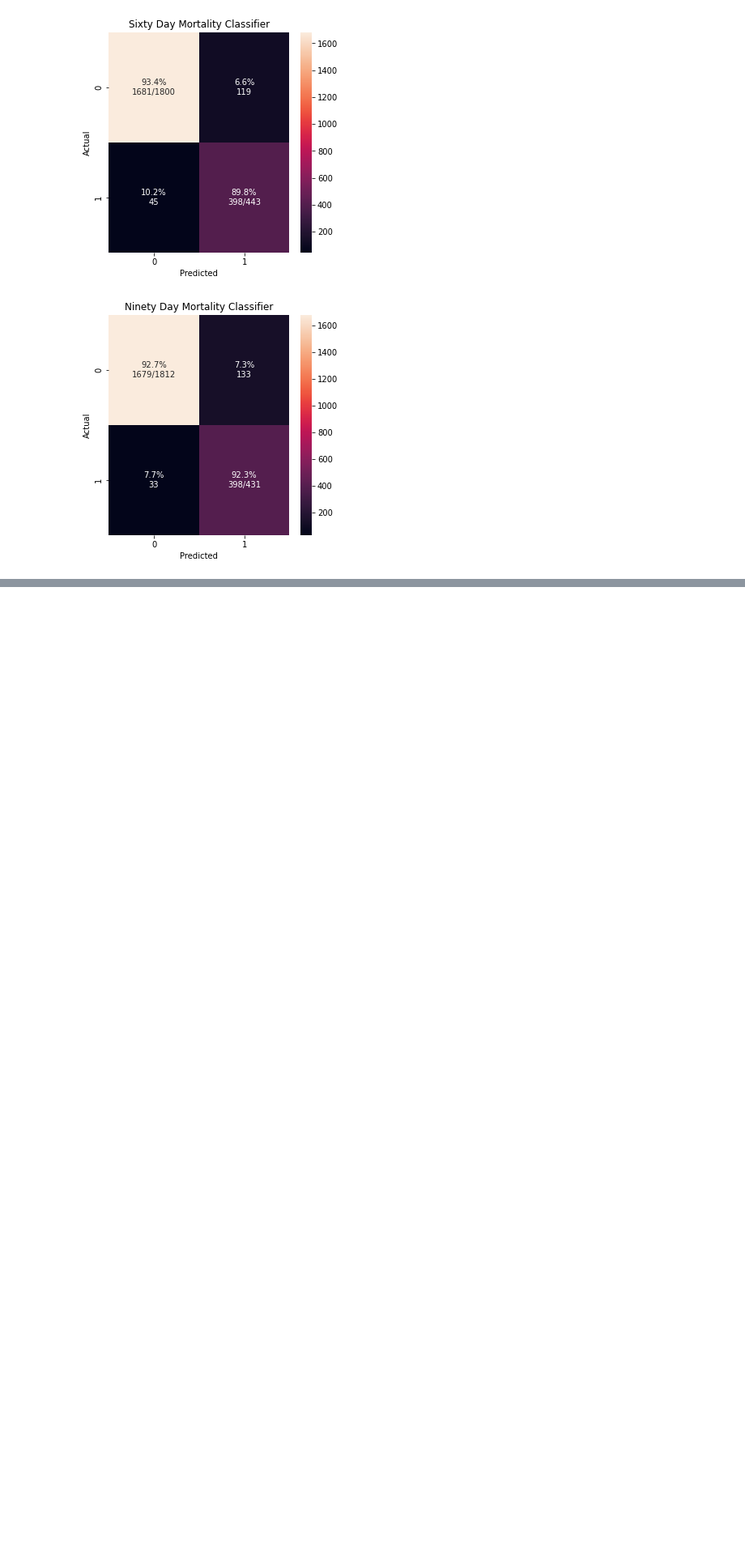
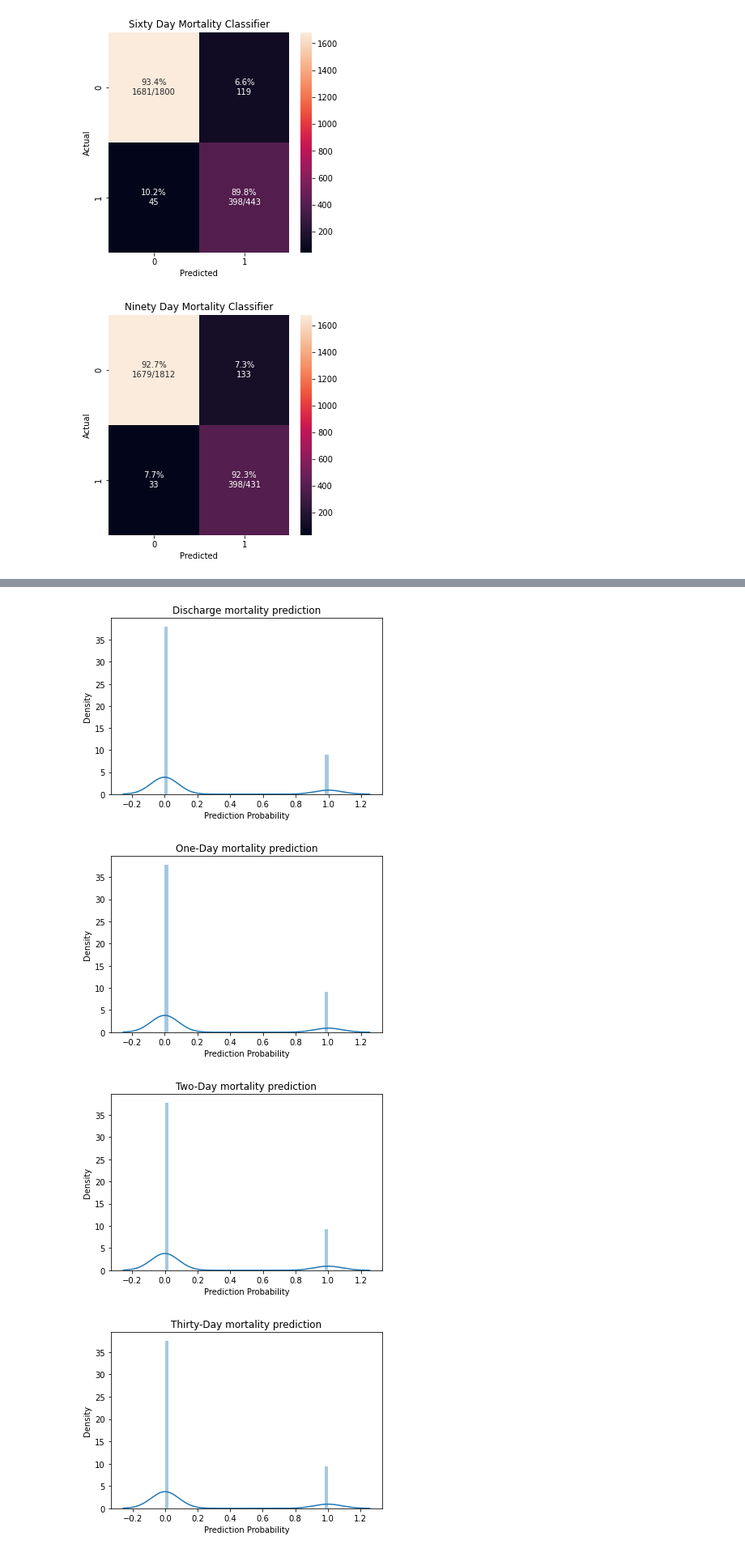
Before and after one commit to ryashpal/ML, a Jupyter notebook: mortality/xgboost.ipynb, the cells around one changed output, grey strips where cells are left out. Shown at 81% size. Cells and saved outputs as stored; diff of their text form; code cells hidden in the pictures; blank space fills up the shorter version.

```diff
--- a/mortality/xgboost.ipynb
+++ b/mortality/xgboost.ipynb
@@ -310,0 +362,20 @@ cm_analysis(y_ninety_day_pred, y_ninety_day_test, labels, ymap=None, figsize=(5,
+# %%
+import seaborn as sns
+import matplotlib.pyplot as plt
+
+for (pred, label) in [
+        (y_discharge_pred, 'Discharge mortality prediction')
+        , (y_one_day_pred, 'One-Day mortality prediction')
+        , (y_two_day_pred, 'Two-Day mortality prediction')
+        , (y_thirty_day_pred, 'Thirty-Day mortality prediction')
+        , (y_sixty_day_pred, 'Sixty-Day mortality prediction')
+        , (y_ninety_day_pred, 'Ninety-Day mortality prediction')
+    ]:
+    sns.distplot(pred, hist=True, rug=False, axlabel='Prediction Probability')
+    plt.title(label)
+    plt.show()
+# %% [output]
+[figure, added]
+[figure, added]
+[figure, added]
+[figure, added]
```
Also changed, not shown: parts of 15 cells of this notebook.
